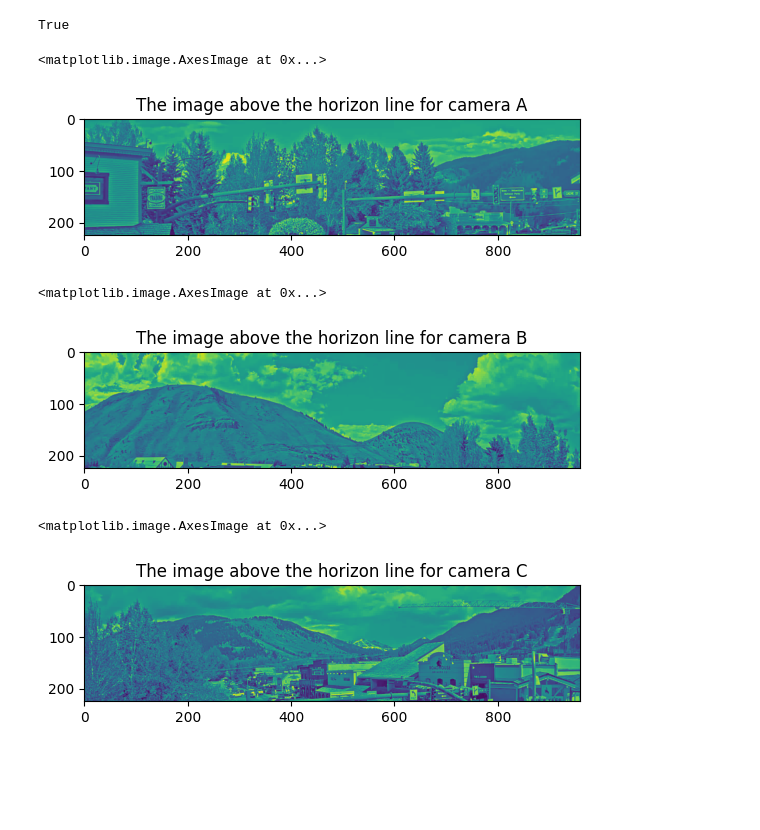
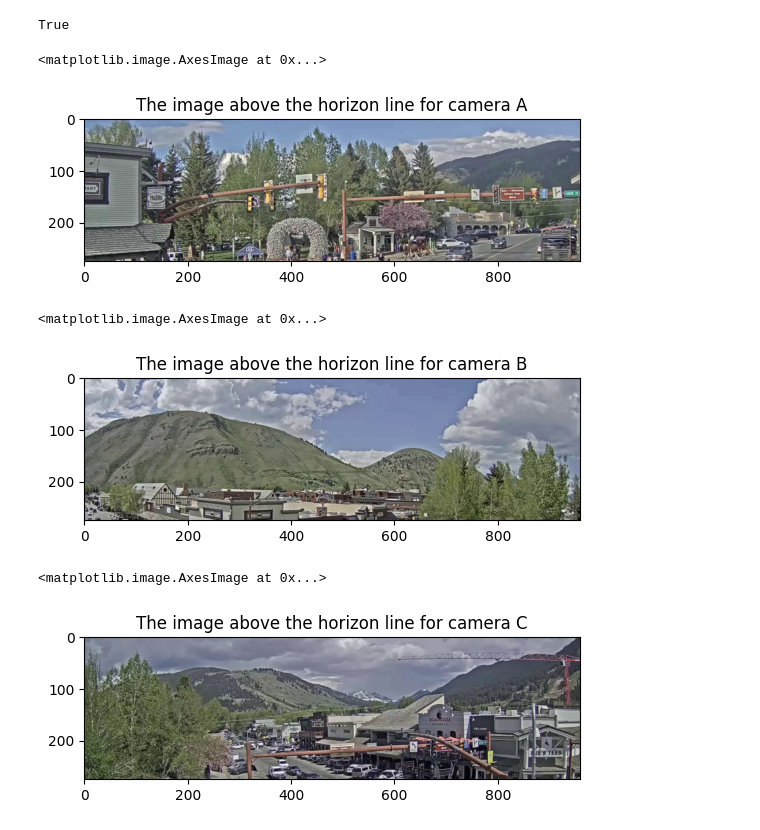
Before and after one commit to visanalexandru/CV-Project2, a Jupyter notebook: camera_templates.ipynb, the cells around one changed output. Drawn from its saved outputs; the diff is of its cells as text; code cells hidden in the pictures; blank space fills up the shorter version.

```diff
--- a/camera_templates.ipynb
+++ b/camera_templates.ipynb
@@ -5,11 +5,19 @@
 from video import *
 import matplotlib.pyplot as plt
 # %%
-video_a = load_video("train/task1/02_reference.mp4")
-video_b = load_video("train/task1/01_reference.mp4")
-video_c = load_video("train/task1/01_query.mp4")
+video_a_day = load_video("train/task1/02_reference.mp4")
+video_b_day = load_video("train/task1/01_reference.mp4")
+video_c_day = load_video("train/task1/01_query.mp4")
+
+video_a_night = load_video("train/task2/13_1.mp4")
+video_b_night = load_video("train/task2/05_1.mp4")
+video_c_night = load_video("train/task2/13_2.mp4")
 # %%
-camera_a = video_a.get_frame(0)
-camera_b = video_b.get_frame(0)
-camera_c = video_c.get_frame(0)
+camera_a_day = video_a_day.get_frame(0)
+camera_b_day = video_b_day.get_frame(0)
+camera_c_day = video_c_day.get_frame(0)
+
+camera_a_night = video_a_night.get_frame(0)
+camera_b_night = video_b_night.get_frame(0)
+camera_c_night = video_c_night.get_frame(0)
 # %%
@@ -42,19 +76,19 @@ cv.imwrite("camera_templates/camera_c.png", camera_c_gray)
 True
 # %%
 plt.title("The image above the horizon line for camera A")
-plt.imshow(crop_horizon(camera_a_gray))
+plt.imshow(crop_horizon(camera_a_day))
 # %% [output]
 <matplotlib.image.AxesImage at 0x...>
-[figure, old version]
+[figure, new version]
 # %%
 plt.title("The image above the horizon line for camera B")
-plt.imshow(crop_horizon(camera_b_gray))
+plt.imshow(crop_horizon(camera_b_day))
 # %% [output]
 <matplotlib.image.AxesImage at 0x...>
-[figure, old version]
+[figure, new version]
 # %%
 plt.title("The image above the horizon line for camera C")
-plt.imshow(crop_horizon(camera_c_gray))
+plt.imshow(crop_horizon(camera_c_day))
 # %% [output]
 <matplotlib.image.AxesImage at 0x...>
-[figure, old version]
+[figure, new version]
```
Also changed, not shown: parts of 8 cells of this notebook, 6 other files.
